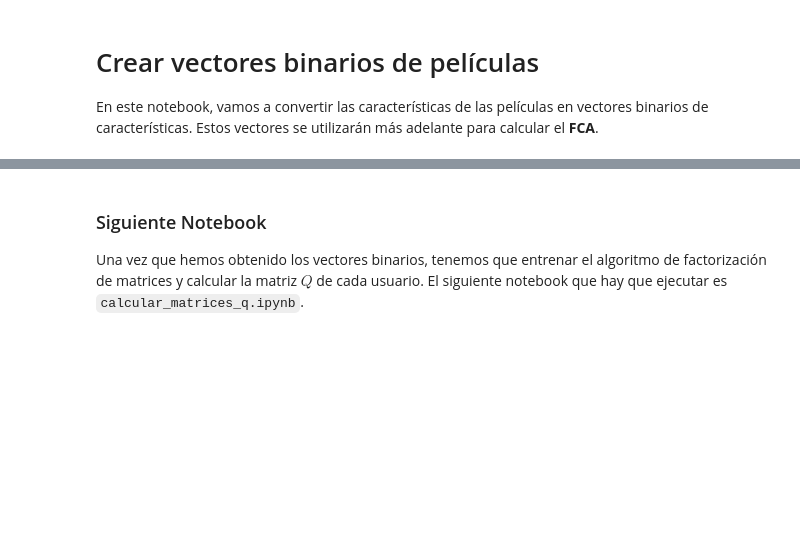
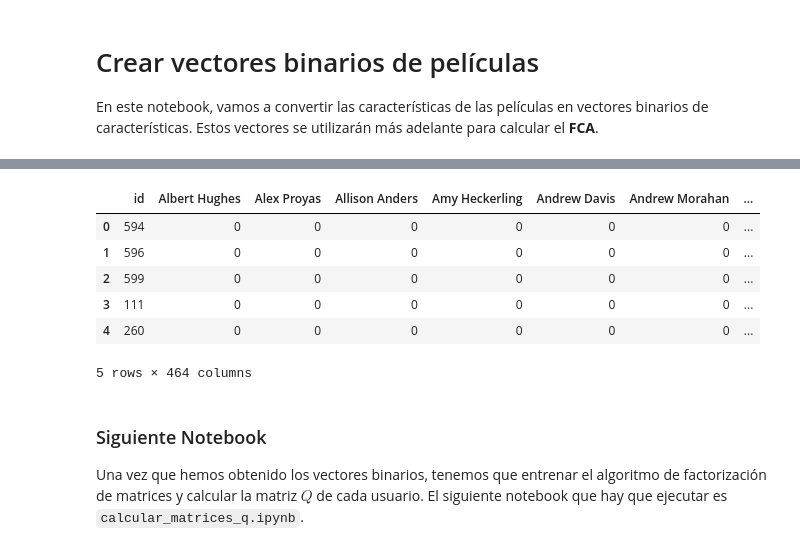
Before and after one commit to jljorro/Matrix_Factorization_Explanations, a Jupyter notebook: 3_vectores_binarios_peliculas.ipynb, the cells around one changed output, grey strips where cells are left out. Saved outputs shown, nothing was run; the diff lists cells and outputs as text; code cells hidden in the pictures; blank space fills up the shorter version.

```diff
--- a/3_vectores_binarios_peliculas.ipynb
+++ b/3_vectores_binarios_peliculas.ipynb
@@ -8,5 +11,6 @@ En este notebook, vamos a convertir las características de las películas en ve
 # %%
 # Cargamos las
 movies_DF = pd.read_csv('data/experiment_data/movies.csv')
+movies_DF['title_year'] = movies_DF['title_year'].apply(lambda val: to_string(val))
 movies_DF.head()
 # %% [output]
@@ -39,12 +23,26 @@ def list_to_columns(df, column_name):
+# %%
+def get_dummie(df, column, sep):
+    new_df = df[column].str.get_dummies(sep=sep)
+    result = pd.concat([df, new_df], axis=1)
+    #result.drop(columns=[column])
+    return result
 # %%
-# Convertimos las características en vectores binarios
-lista_columns = ['director', 'genres', 'stars', 'writers', 'companies', 'keywords']
+lista_columns = ['director_name', 'genres', 'stars', 'language', 'country', 'title_year']
 
 for c in tqdm(range(len(lista_columns))):
-    list_to_columns(movies_DF, lista_columns[c])
+    movies_DF = get_dummie(movies_DF, lista_columns[c], sep='|')
-# %%
-# Eliminamos las columnas que ya existen en movies.csv
-movies_DF.drop(columns=['title', 'year', 'genres', 'director', 'stars', 'writers', 'companies', 'keywords'], inplace=True)
+# %%
+lista_columns_to_drop = ['director_name', 'genres', 'stars', 'language', 'country', 'title_year', 'movie_title', 'duration']
+movies_DF.drop(columns=lista_columns_to_drop, axis=1, inplace=True)
+movies_DF.head()
+# %% [output]
+|  | id | Albert Hughes | Alex Proyas | Allison Anders | Amy Heckerling | Andrew Davis | Andrew Morahan | ... |
+| 0 | 594 | 0 | 0 | 0 | 0 | 0 | 0 | ... |
+| 1 | 596 | 0 | 0 | 0 | 0 | 0 | 0 | ... |
+| 2 | 599 | 0 | 0 | 0 | 0 | 0 | 0 | ... |
+| 3 | 111 | 0 | 0 | 0 | 0 | 0 | 0 | ... |
+| 4 | 260 | 0 | 0 | 0 | 0 | 0 | 0 | ... |
+5 rows × 464 columns
 # %%
 # Guardamos los vectores en un nuevo CSV
 movies_DF.to_csv('data/experiment_data/movies_binary.csv', index=False)
```
Also changed, not shown: parts of 3 cells of this notebook, 12 other files.
